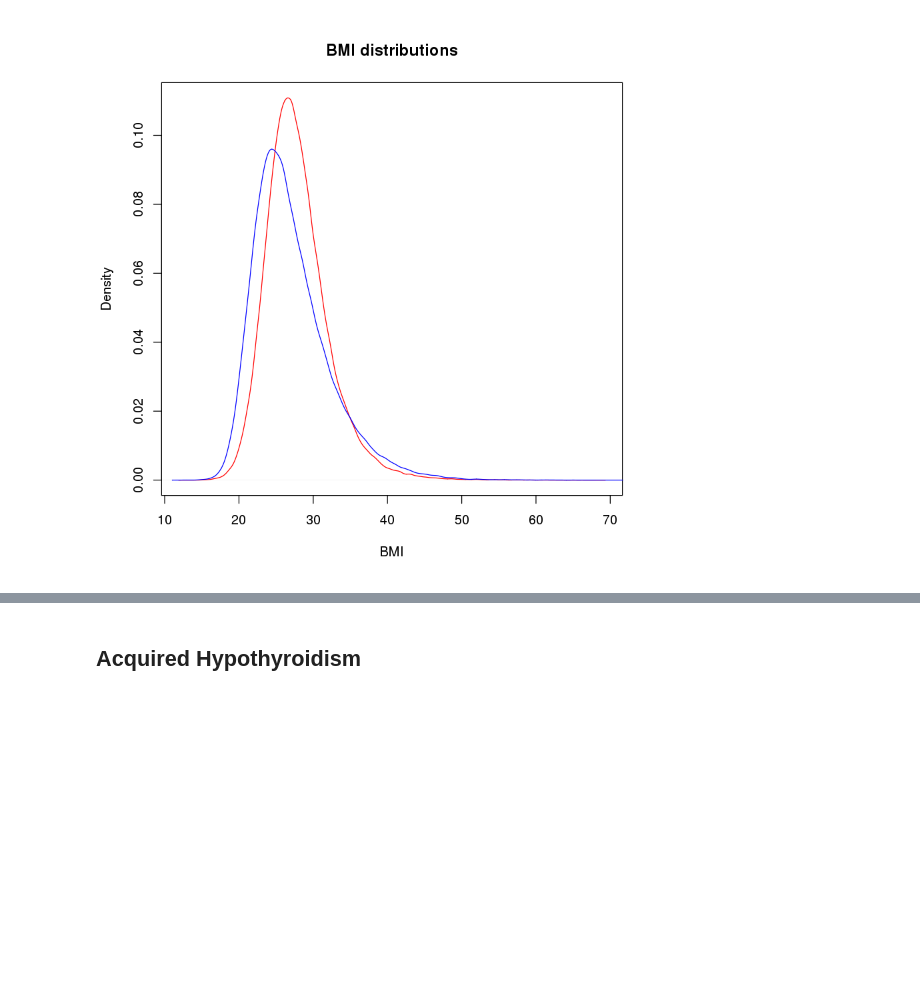
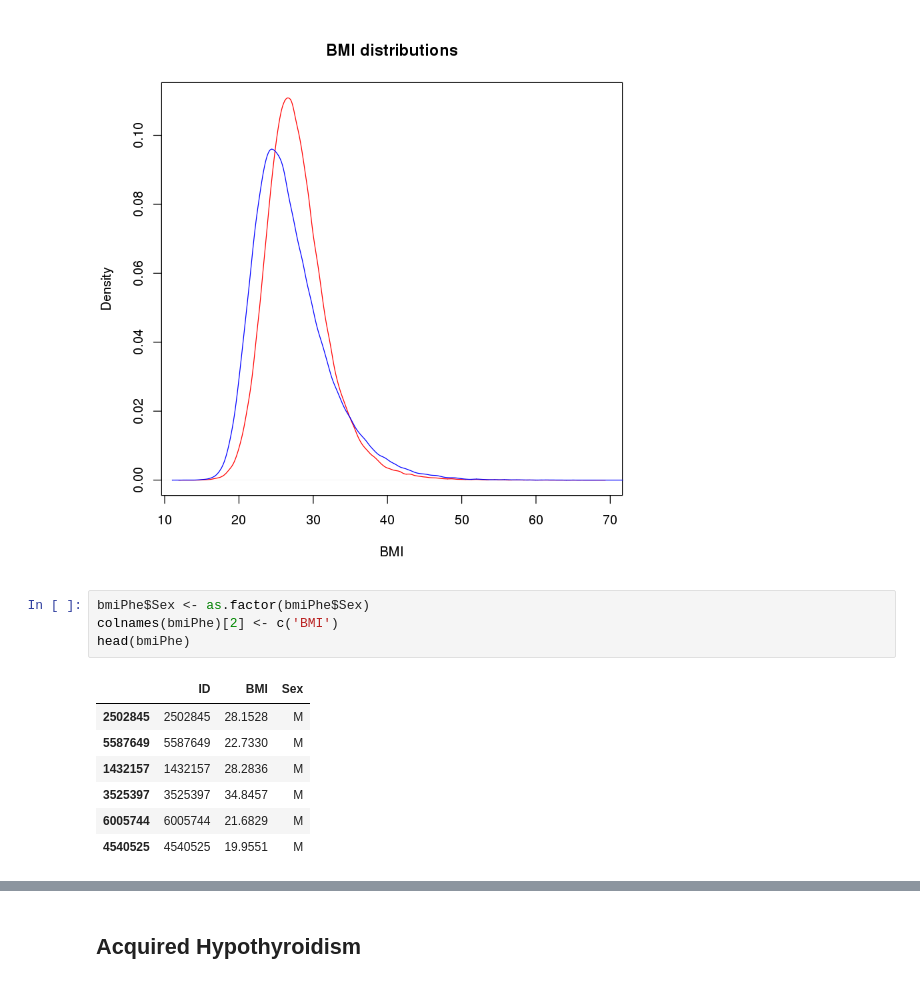
Before and after one commit to rivas-lab/sex-diff-biomarker-genetics, a Jupyter notebook: ExamineGWASOutput.ipynb, the cells around one changed output, grey strips where cells are left out. Cells and saved outputs as stored; diff of their text form; blank space fills up the shorter version.

```diff
--- a/ExamineGWASOutput.ipynb
+++ b/ExamineGWASOutput.ipynb
@@ -61,3 +79,15 @@ Phenotype      F      M
                     3rd Qu.:29.88
                     Max.   :74.68
 [figure]
+# %%
+bmiPhe$Sex <- as.factor(bmiPhe$Sex)
+colnames(bmiPhe)[2] <- c('BMI')
+head(bmiPhe)
+# %% [output]
+|  | ID | BMI | Sex |
+| 2502845 | 2502845 | 28.1528 | M |
+| 5587649 | 5587649 | 22.7330 | M |
+| 1432157 | 1432157 | 28.2836 | M |
+| 3525397 | 3525397 | 34.8457 | M |
+| 6005744 | 6005744 | 21.6829 | M |
+| 4540525 | 4540525 | 19.9551 | M |
```
Also changed, not shown: parts of 3 cells of this notebook, 12 other files.
